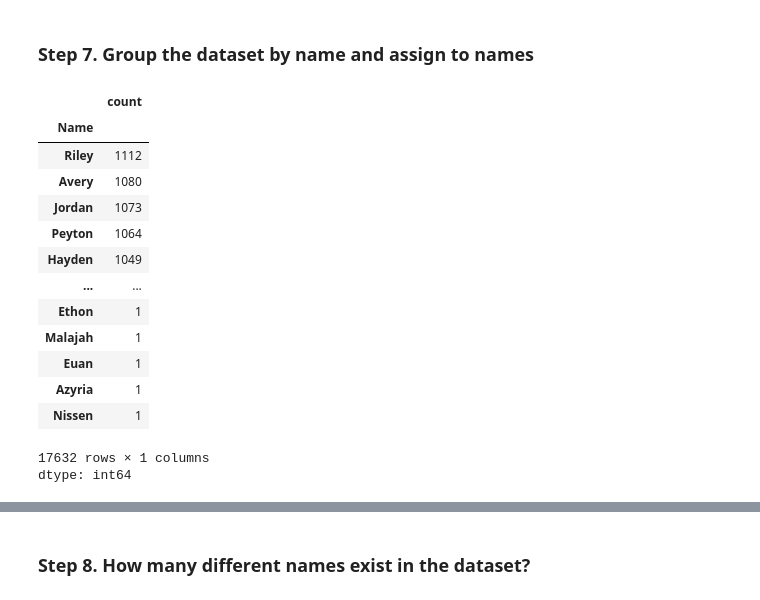
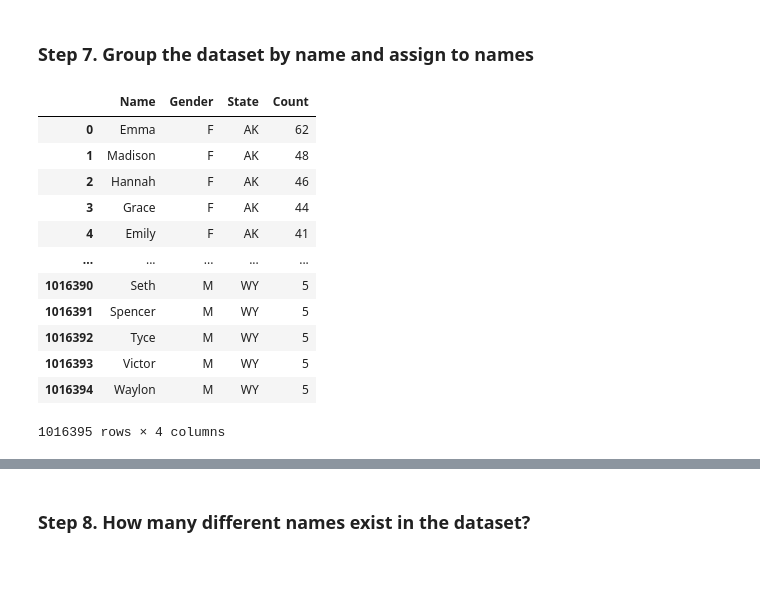
Before and after one commit to omj3424/Python_Programming_Study, a Jupyter notebook: pandas_exercises/06_Stats/US_Baby_Names/Exercises.ipynb, the cells around one changed output, grey strips where cells are left out. Cells and saved outputs as stored; diff of their text form; code cells hidden in the pictures; blank space fills up the shorter version.

```diff
--- a/pandas_exercises/06_Stats/US_Baby_Names/Exercises.ipynb
+++ b/pandas_exercises/06_Stats/US_Baby_Names/Exercises.ipynb
@@ -72,18 +76,16 @@ dtype: int64
 # %%
-baby_names.value_counts('Name')
+baby_names
 # %% [output]
-|  | count |
-| Name |  |
-| Riley | 1112 |
-| Avery | 1080 |
-| Jordan | 1073 |
-| Peyton | 1064 |
-| Hayden | 1049 |
-| ... | ... |
-| Ethon | 1 |
-| Malajah | 1 |
-| Euan | 1 |
-| Azyria | 1 |
-| Nissen | 1 |
+|  | Name | Gender | State | Count |
+| 0 | Emma | F | AK | 62 |
+| 1 | Madison | F | AK | 48 |
+| 2 | Hannah | F | AK | 46 |
+| 3 | Grace | F | AK | 44 |
+| 4 | Emily | F | AK | 41 |
+| ... | ... | ... | ... | ... |
+| 1016390 | Seth | M | WY | 5 |
+| 1016391 | Spencer | M | WY | 5 |
+| 1016392 | Tyce | M | WY | 5 |
+| 1016393 | Victor | M | WY | 5 |
+| 1016394 | Waylon | M | WY | 5 |
-17632 rows × 1 columns
-dtype: int64
+1016395 rows × 4 columns
```
Also changed, not shown: parts of 2 cells of this notebook.
